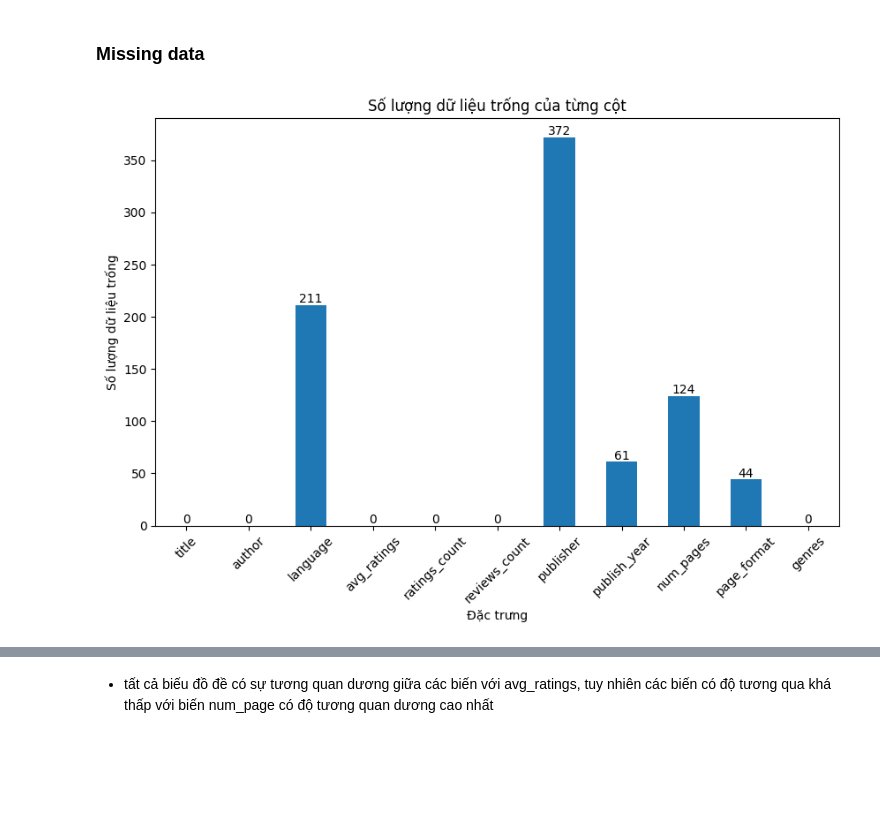
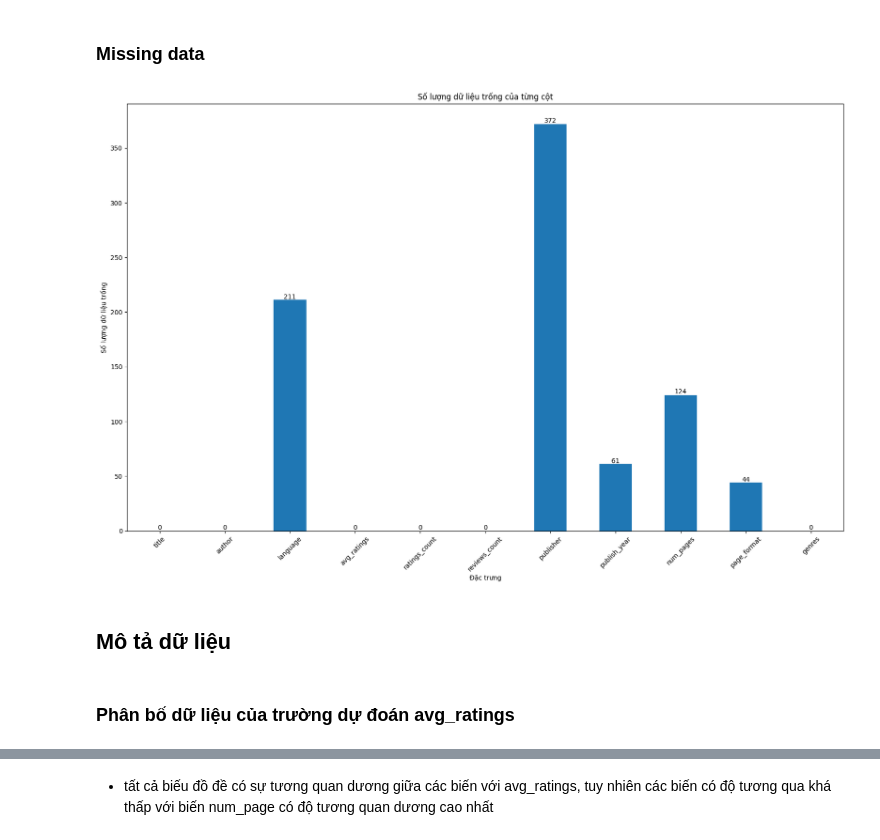
Before and after one commit to legitb0y/KHDL_CK_DCD, a Jupyter notebook: thongkemota.ipynb, the cells around one changed output, grey strips where cells are left out. Cells and saved outputs as stored; diff of their text form; code cells hidden in the pictures; blank space fills up the shorter version.

```diff
--- a/thongkemota.ipynb
+++ b/thongkemota.ipynb
@@ -22,22 +39,26 @@ df.head()
 # %%
 # Tạo một series chứa số lượng dữ liệu trống của từng cột
 missing_data = df.isnull().sum()
 
 # Tạo biểu đồ cột
-plt.figure(figsize=(10, 6))
+plt.figure(figsize=(20, 12))
 missing_data.plot(kind='bar')
 plt.title('Số lượng dữ liệu trống của từng cột')
 plt.xlabel('Đặc trưng')
 plt.ylabel('Số lượng dữ liệu trống')
 plt.xticks(rotation=45)
 
 # Thêm số trên đỉnh của mỗi cột
 for i, value in enumerate(missing_data):
     plt.annotate(str(value), xy=(i, value), ha='center', va='bottom')
 
 plt.show()
 # %% [output]
-[figure, old version]
+[figure, new version]
+# %% [markdown]
+## Mô tả dữ liệu
+# %% [markdown]
+### Phân bố dữ liệu của trường dự đoán avg_ratings
 # %%
 # Vẽ biểu đồ phân bố của biến 'avg_rating'
 plt.figure(figsize=(10, 6))
```
Also changed, not shown: parts of 28 cells of this notebook, 3 other files.
